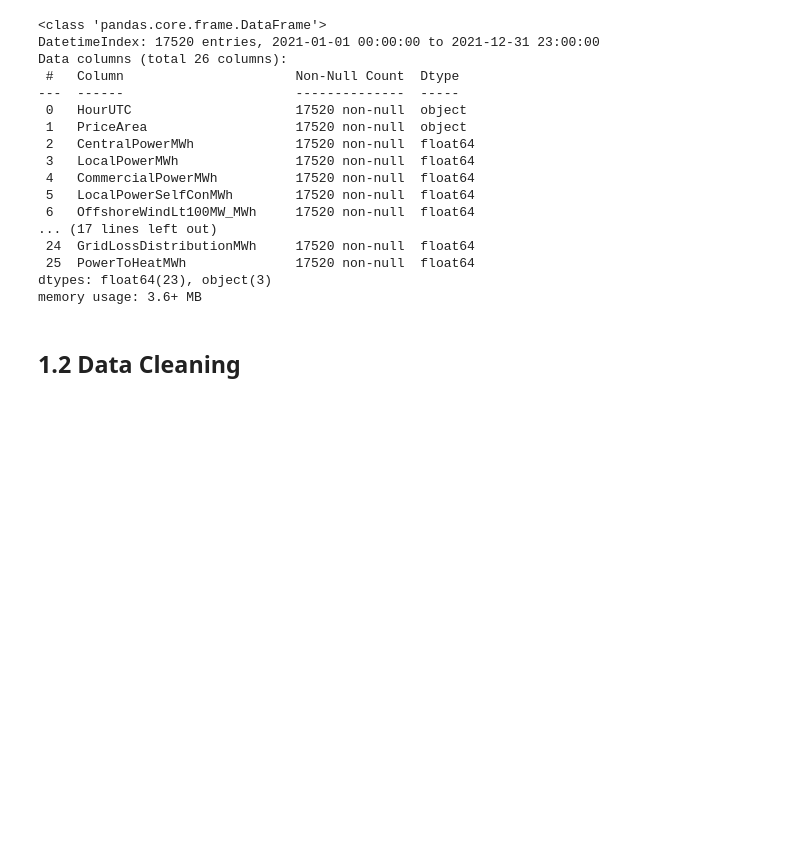
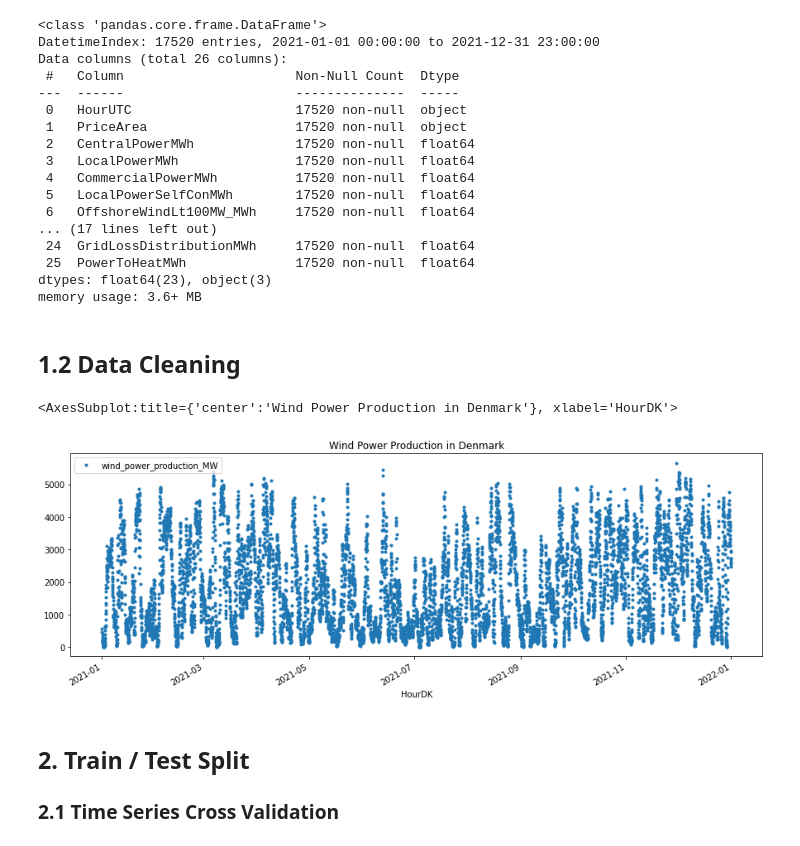
Before and after one commit to jimmy8645/Forecast-project_DK2-energy-price, a Jupyter notebook: forecast_main.ipynb, the cells around one changed output. Cells and saved outputs as stored; diff of their text form; code cells hidden in the pictures; blank space fills up the shorter version.

Commit message:
update time series cross validation

```diff
--- a/forecast_main.ipynb
+++ b/forecast_main.ipynb
@@ -5,6 +7,11 @@ import seaborn as sns
 import matplotlib.pyplot as plt
 import datetime as dt
 import requests as req
+
+import xgboost as xgb
+from sklearn.metrics import mean_squared_error
+color_pal = sns.color_palette()
+plt.style.use('tableau-colorblind10')
 # %% [markdown]
 ## 1. Data import
 
@@ -103,3 +110,18 @@ df = df.groupby('HourDK').sum()
 
 # Sum the columns for getting total wind power production (MW)
 df['wind_power_production_MW'] = df.sum(axis= 1)
+
+# Select only total wind production
+df = pd.DataFrame(df.wind_power_production_MW.copy())
+# %%
+df.plot(style='.',
+        figsize=(15,5),
+        color=color_pal[0],
+        title='Wind Power Production in Denmark')
+# %% [output]
+<AxesSubplot:title={'center':'Wind Power Production in Denmark'}, xlabel='HourDK'>
+[figure, added]
+# %% [markdown]
+## 2. Train / Test Split
+
+### 2.1 Time Series Cross Validation
```
Also changed, not shown: parts of 3 cells of this notebook.
